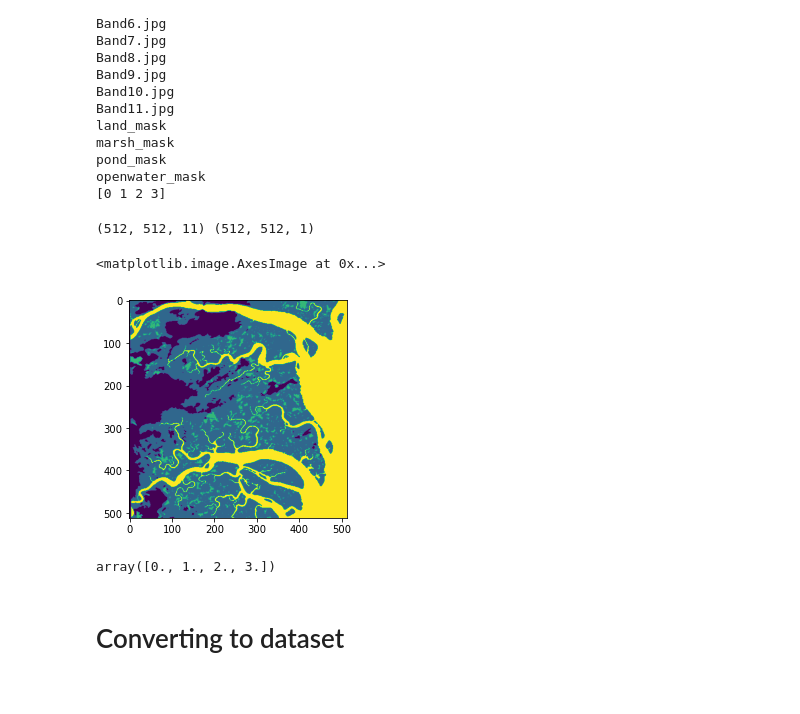
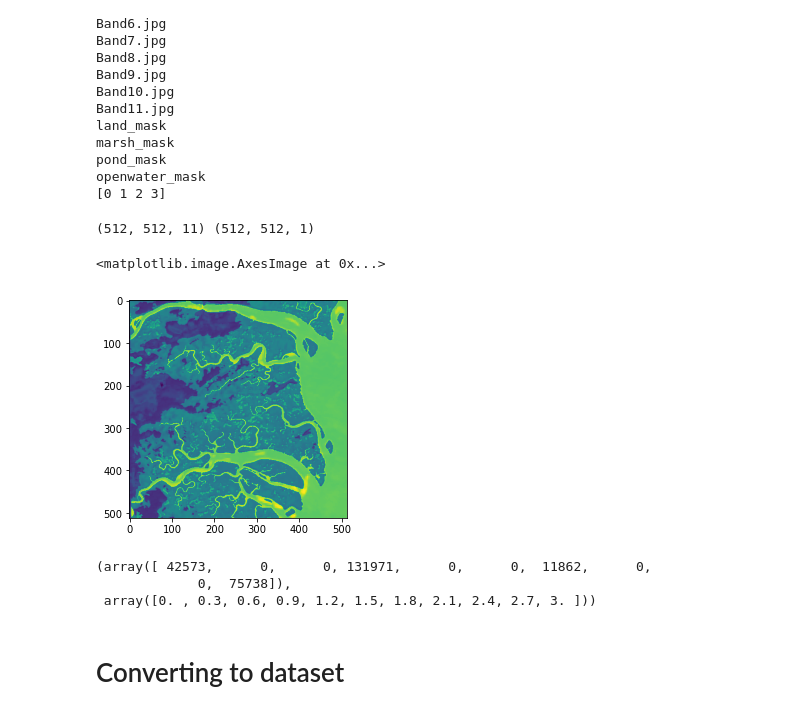
Before and after one commit to colefranks/MarshBoundaries, a Jupyter notebook: MarshBoundaries.ipynb, the cells around one changed output. Cells and saved outputs as stored; diff of their text form; code cells hidden in the pictures.

```diff
--- a/MarshBoundaries.ipynb
+++ b/MarshBoundaries.ipynb
@@ -26,14 +64,6 @@ four_class_mask = cv.imread("new-masks/4class_mask.jpg")
 # %%
-#load in the images, do perspective transforms
 
 
-
-POINTS1=np.float32([[215,40],[895,65],[305,810],[930,780]])
-SIZE = 512
-POINTS2 = np.float32([[0,0],[SIZE,0],[0,SIZE],[SIZE,SIZE]])
-DIM=(1149,853)
-
-M = cv.getPerspectiveTransform(POINTS1,POINTS2)
 #gray_mask = cv.warpPerspective(pre_gray_mask,M,(700,700))
 
 
@@ -47,7 +77,7 @@ def load_marsh_images(folder):
             #convert to black and white
             img = cv.cvtColor(img, cv.COLOR_BGR2GRAY)
             #warp so the mask is square
-            img = cv.warpPerspective(img,M,(SIZE,SIZE))
+            img = cv.warpPerspective(img,Mpad,(SIZE+2*PAD,SIZE+2*PAD))
             images.append(img)
 
 
@@ -109,17 +139,29 @@ pond_mask
 openwater_mask
 [0 1 2 3]
 # %%
+#overlay looks good. Maybe a bit off? hard to say.
+
 print(images.shape,masks.shape)
-plt.imshow(masks)
+plt.imshow(masks), plt.imshow(images[:,:,5])
+#overlay to make sure they got it right.
+s_img = masks[:,:,0]
+l_img = images[:,:,6]
+new_img = np.zeros_like(l_img)
+x_offset=y_offset=PAD
+new_img[:,:] = l_img[:,:]
+new_img[y_offset:y_offset+s_img.shape[0], x_offset:x_offset+s_img.shape[1]] = new_img[y_offset:y_offset+s_img.shape[0], x_offset:x_offset+s_img.shape[1]] + .5*s_img
+plt.imshow(new_img)
 # %% [output]
 (512, 512, 11) (512, 512, 1)
 <matplotlib.image.AxesImage at 0x...>
-[figure, old version]
+[figure, new version]
 # %%
-#check that it's actually a mask.
-np.unique(masks)
+np.histogram(masks)
+#ponds are quite underrepresented.
 # %% [output]
-array([0., 1., 2., 3.])
+(array([ 42573,      0,      0, 131971,      0,      0,  11862,      0,
+             0,  75738]),
+ array([0. , 0.3, 0.6, 0.9, 1.2, 1.5, 1.8, 2.1, 2.4, 2.7, 3. ]))
 # %% [markdown]
 # Converting to dataset
 # %%
```
Also changed, not shown: parts of 19 cells of this notebook, 2 other files.
